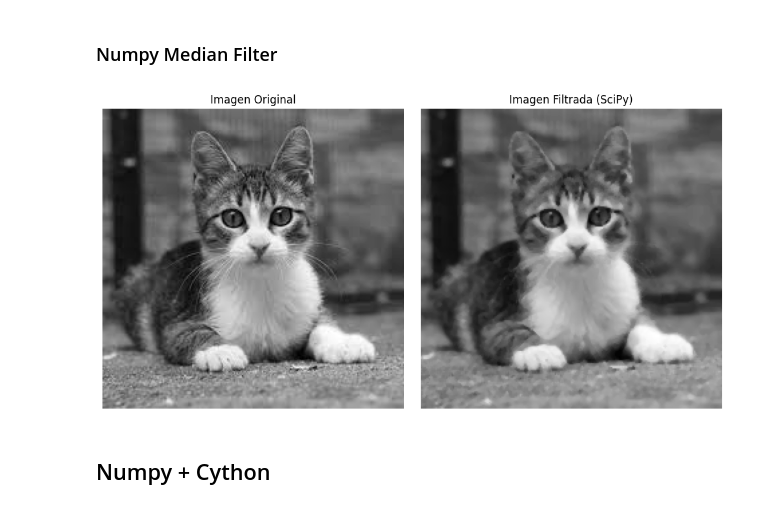
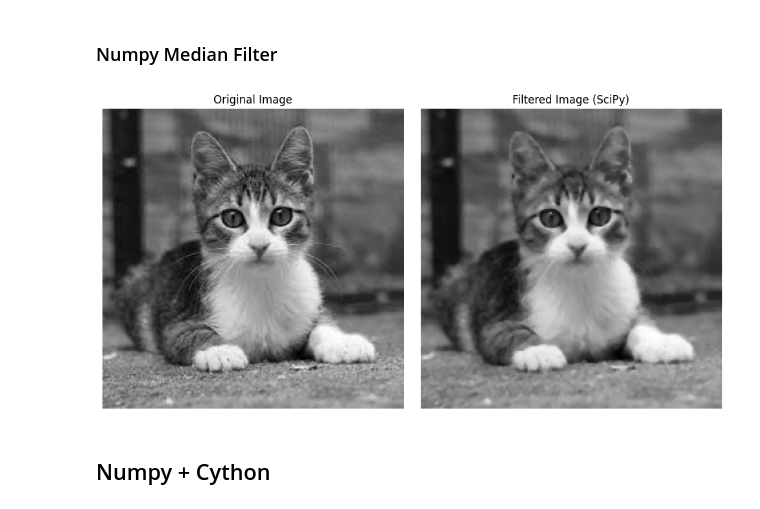
Before and after one commit to valinyourarea/Images_Processing, a Jupyter notebook: Imagen_processing.ipynb, the cells around one changed output. Saved outputs shown, nothing was run; the diff lists cells and outputs as text; code cells hidden in the pictures.

```diff
--- a/Imagen_processing.ipynb
+++ b/Imagen_processing.ipynb
@@ -376,36 +383,43 @@ plt.show()
 # %%
 import scipy.ndimage
 import cv2
 import matplotlib.pyplot as plt
 
-# Cargar imagen y convertir a escala de grises
-img = cv2.imread("img/cat.jpeg", cv2.IMREAD_GRAYSCALE)
+# Define the path to your image file
+image_path = 'cat.jpeg'
 
-# Mostrar la imagen original con título
+# Load the image and convert it to grayscale
+img = cv2.imread(image_path, cv2.IMREAD_GRAYSCALE)
+
+# Check if the image was loaded successfully
+if img is None:
+    raise FileNotFoundError(f"Could not load the image from path: {image_path}")
+
+# Display the original image with a title
 plt.figure(figsize=(10, 5))
 plt.subplot(1, 2, 1)
 plt.imshow(img, cmap='gray')
-plt.title("Imagen Original")
-plt.axis('off')  # Ocultar los ejes
+plt.title("Original Image")
+plt.axis('off')  # Hide axes
 
-# Implementación del filtro de mediana usando NumPy
+# Median filter implementation using NumPy
 def median_filter_np(image, size=3):
     return scipy.ndimage.median_filter(image, size=size)
 
-# Aplicar filtro de mediana
+# Apply median filter
 img_median_np = median_filter_np(img, 3)
 
-# Mostrar la imagen filtrada con título
+# Display the filtered image with a title
 plt.subplot(1, 2, 2)
 plt.imshow(img_median_np, cmap='gray')
-plt.title("Imagen Filtrada (SciPy)")
-plt.axis('off')  # Ocultar los ejes
+plt.title("Filtered Image (SciPy)")
+plt.axis('off')  # Hide axes
 
-# Mostrar las imágenes con sus títulos
+# Show the images with their titles
 plt.tight_layout()
 plt.show()
 # %% [output]
-[figure, old version]
+[figure, new version]
 # %% [markdown]
 ## Numpy + Cython
 # %% [markdown]
```
Also changed, not shown: parts of 20 cells of this notebook.
